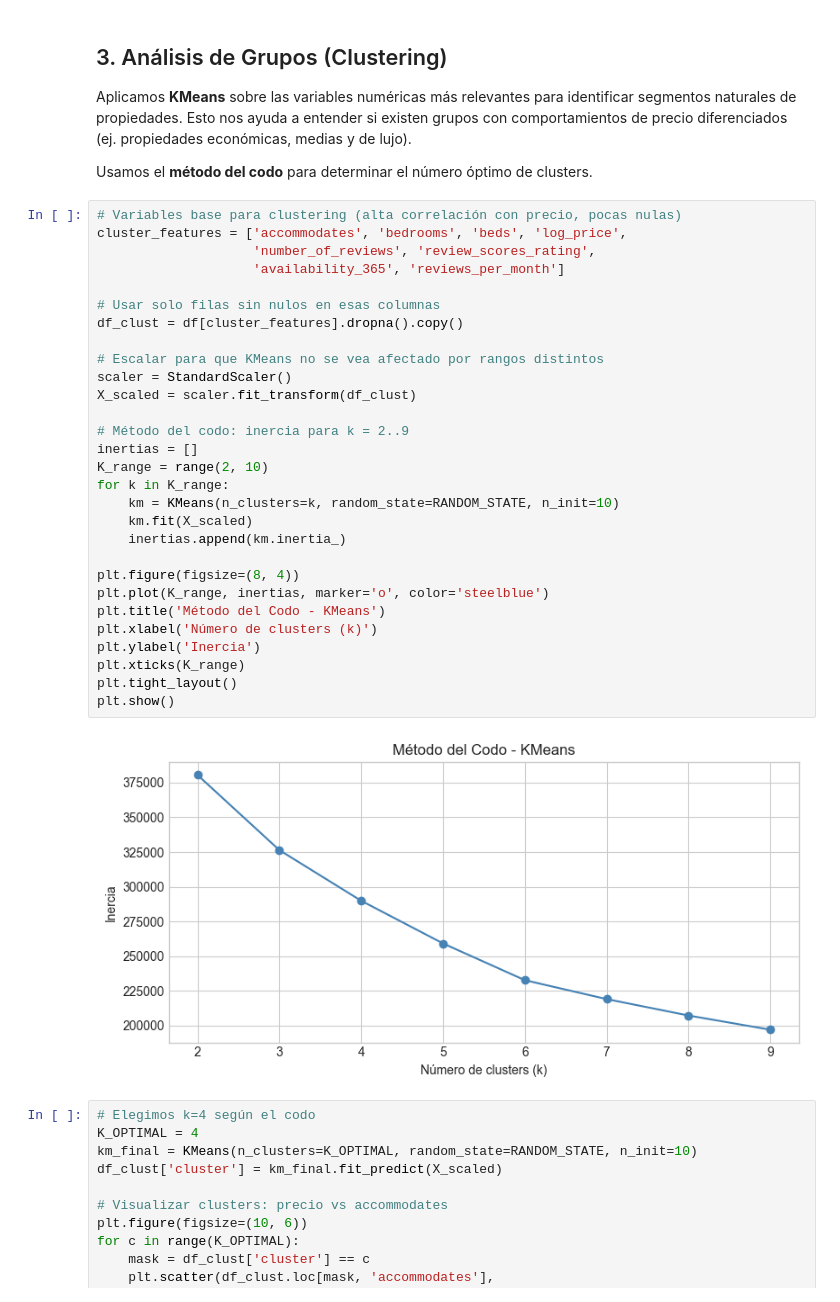
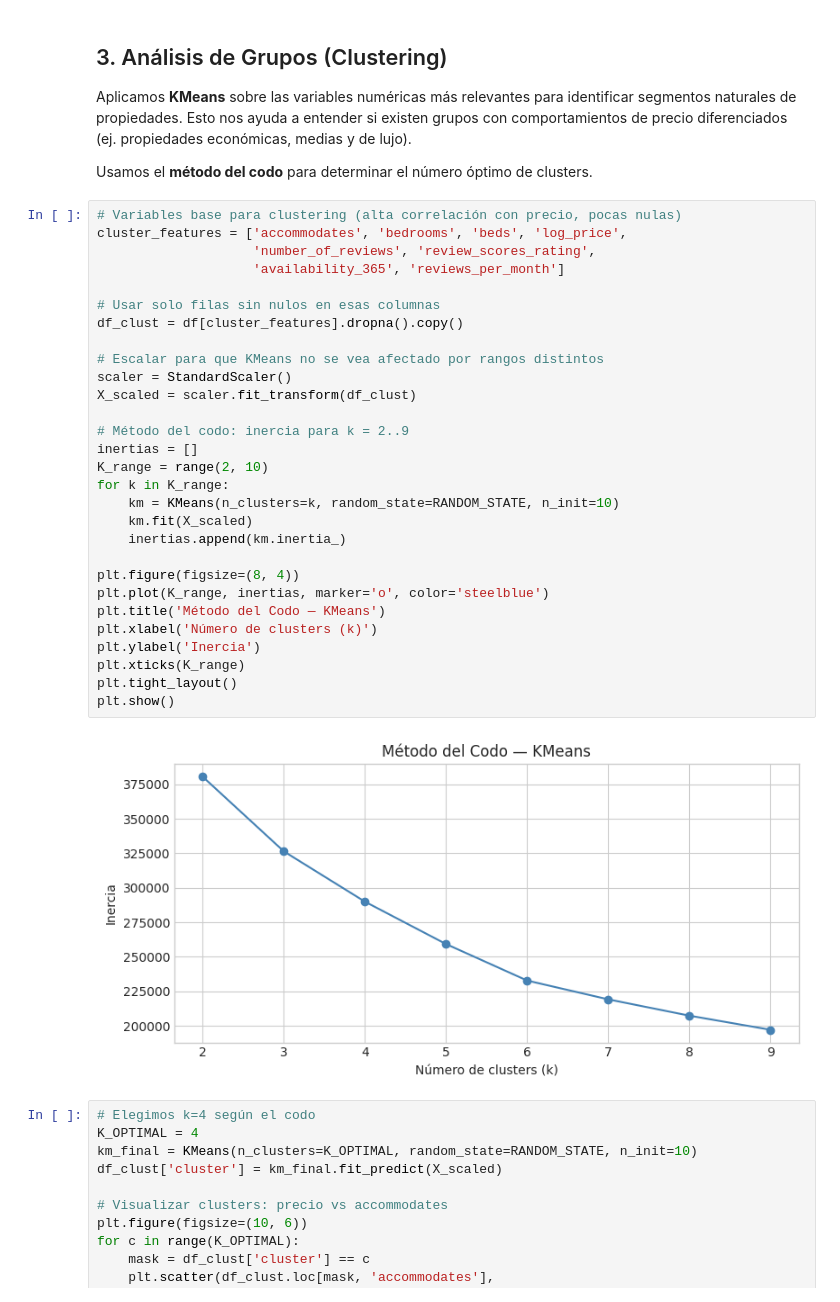
Before and after one commit to Jonialen/mineDatos-lab3, a Jupyter notebook: lab3.ipynb, the cells around one changed output. Cells and saved outputs as stored; diff of their text form.

```diff
--- a/lab3.ipynb
+++ b/lab3.ipynb
@@ -309,34 +303,34 @@ Usamos el **método del codo** para determinar el número óptimo de clusters.
 # %%
 # Variables base para clustering (alta correlación con precio, pocas nulas)
 cluster_features = ['accommodates', 'bedrooms', 'beds', 'log_price',
                     'number_of_reviews', 'review_scores_rating',
                     'availability_365', 'reviews_per_month']
 
 # Usar solo filas sin nulos en esas columnas
 df_clust = df[cluster_features].dropna().copy()
 
 # Escalar para que KMeans no se vea afectado por rangos distintos
 scaler = StandardScaler()
 X_scaled = scaler.fit_transform(df_clust)
 
 # Método del codo: inercia para k = 2..9
 inertias = []
 K_range = range(2, 10)
 for k in K_range:
     km = KMeans(n_clusters=k, random_state=RANDOM_STATE, n_init=10)
     km.fit(X_scaled)
     inertias.append(km.inertia_)
 
 plt.figure(figsize=(8, 4))
 plt.plot(K_range, inertias, marker='o', color='steelblue')
-plt.title('Método del Codo - KMeans')
+plt.title('Método del Codo — KMeans')
 plt.xlabel('Número de clusters (k)')
 plt.ylabel('Inercia')
 plt.xticks(K_range)
 plt.tight_layout()
 plt.show()
 # %% [output]
-[figure, old version]
+[figure, new version]
 # %%
 # Elegimos k=4 según el codo
 K_OPTIMAL = 4
```
Also changed, not shown: parts of 41 cells of this notebook.
